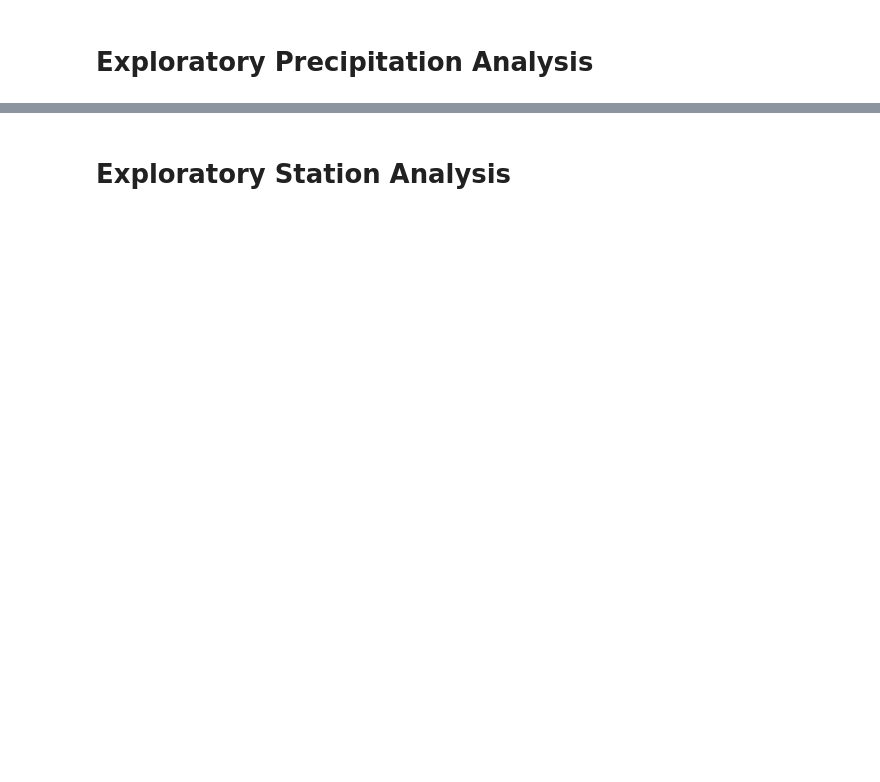
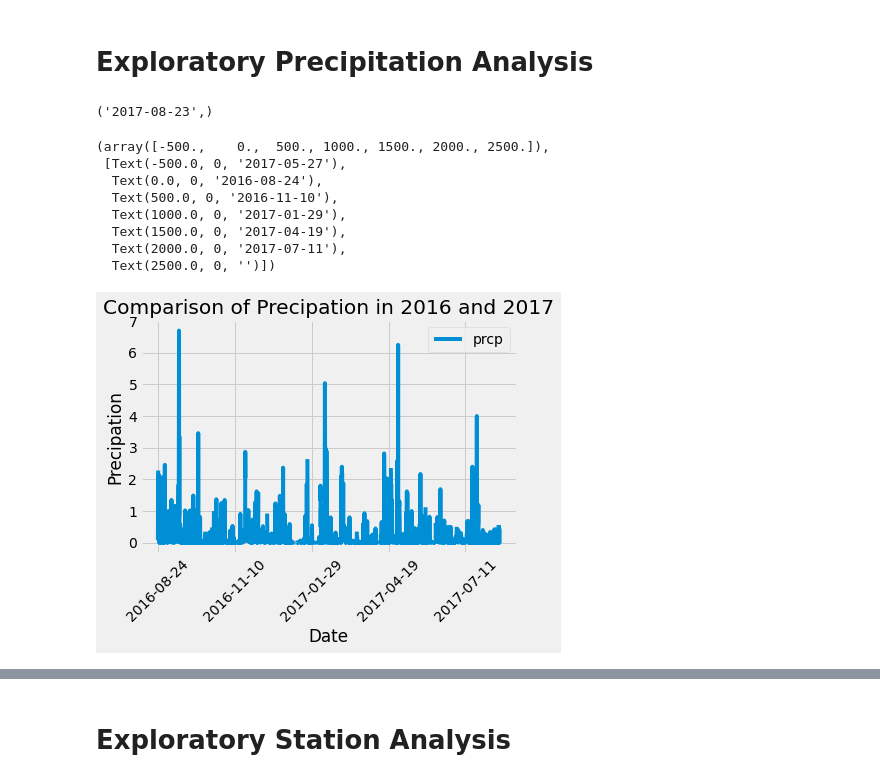
Before and after one commit to kcardenas2/sqlalchemy_challenge, a Jupyter notebook: climate_starter.ipynb, the cells around one changed output, grey strips where cells are left out. Saved outputs shown, nothing was run; the diff lists cells and outputs as text; code cells hidden in the pictures; blank space fills up the shorter version.

```diff
--- a/climate_starter.ipynb
+++ b/climate_starter.ipynb
@@ -17,7 +17,7 @@ from sqlalchemy.orm import Session
 from sqlalchemy import create_engine, func
 # %%
 # create engine to hawaii.sqlite
-engine = create_engine("sqlite:///hawaii.sqlite")
+engine = create_engine("sqlite:///Resources/hawaii.sqlite")
 # %%
 # reflect an existing database into a new model
 Base = automap_base()
@@ -41,22 +39,45 @@ session= Session(engine)
 # Exploratory Precipitation Analysis
 # %%
 # Find the most recent date in the data set.
+recent_date= session.query(Measurement.date).order_by(Measurement.date.desc()).first()
+recent_date
+# %% [output]
+('2017-08-23',)
 # %%
 # Design a query to retrieve the last 12 months of precipitation data and plot the results.
 # Starting from the most recent data point in the database.
 
+
 # Calculate the date one year from the last date in data set.
-
+year_ago= dt.date(2017,8,23)-dt.timedelta(days=365)
 
 # Perform a query to retrieve the data and precipitation scores
-
+precip_scores = session.query(Measurement.date, Measurement.prcp).filter(Measurement.date> year_ago).\
+order_by(Measurement.date).all()
 
 # Save the query results as a Pandas DataFrame and set the index to the date column
 
-
+prcp_df= pd.DataFrame(precip_scores,columns=['date','prcp'])
 # Sort the dataframe by date
-
+prcp_df=prcp_df.sort_values(by='date', ascending=True)
+prcp_df.head()
 
 # Use Pandas Plotting with Matplotlib to plot the data
+prcp_df.plot('date','prcp')
+plt.title('Comparison of Precipation in 2016 and 2017')
+plt.xlabel('Date')
+plt.ylabel('Precipation')
+plt.xticks(rotation =45)
+# plt.savefig("Precipation.png")
+# %% [output]
+(array([-500.,    0.,  500., 1000., 1500., 2000., 2500.]),
+ [Text(-500.0, 0, '2017-05-27'),
+  Text(0.0, 0, '2016-08-24'),
+  Text(500.0, 0, '2016-11-10'),
+  Text(1000.0, 0, '2017-01-29'),
+  Text(1500.0, 0, '2017-04-19'),
+  Text(2000.0, 0, '2017-07-11'),
+  Text(2500.0, 0, '')])
+[figure, added]
 # %%
 # Use Pandas to calcualte the summary statistics for the precipitation data
```
Also changed, not shown: parts of 8 cells of this notebook.
